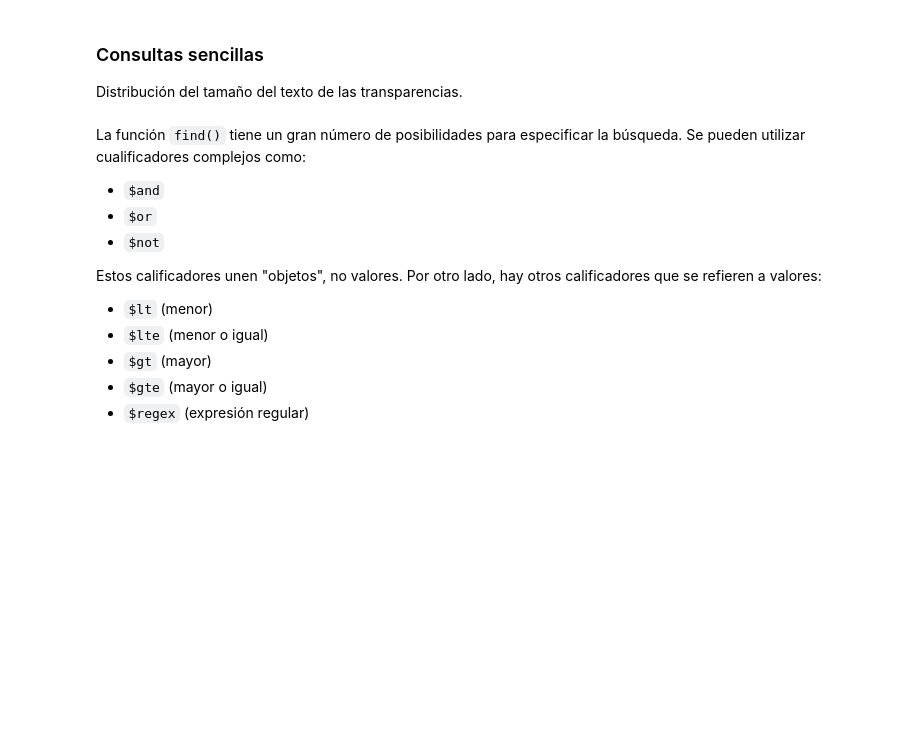
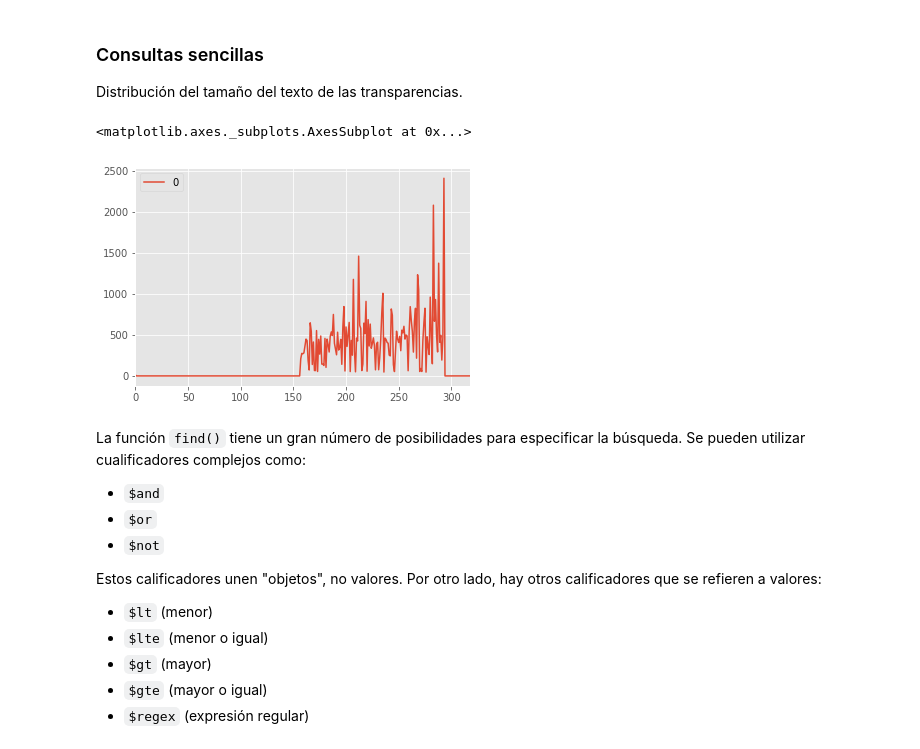
Before and after one commit to dsevilla/jisbd17-nosql, a Jupyter notebook: talk.ipynb, the cells around one changed output. Cells and saved outputs as stored; diff of their text form; code cells hidden in the pictures; blank space fills up the shorter version.

```diff
--- a/talk.ipynb
+++ b/talk.ipynb
@@ -195,8 +195,11 @@ Para usar el shell de mongo en Javascript:
 Distribución del tamaño del texto de las transparencias.
 # %%
 slides = jisbd17.find(filter={},projection={'text': True})
-df = pd.DataFrame([len(s['text']) if 'text' in s else 0 for s in slides])
+df = pd.DataFrame([len(s.get('text','')) for s in slides])
 df.plot()
+# %% [output]
+<matplotlib.axes._subplots.AxesSubplot at 0x...>
+[figure, added]
 # %% [markdown]
 La función `find()` tiene un gran número de posibilidades para especificar la búsqueda. Se pueden utilizar cualificadores complejos como:
 
```
Also changed, not shown: parts of 5 cells of this notebook, 1 other file.
